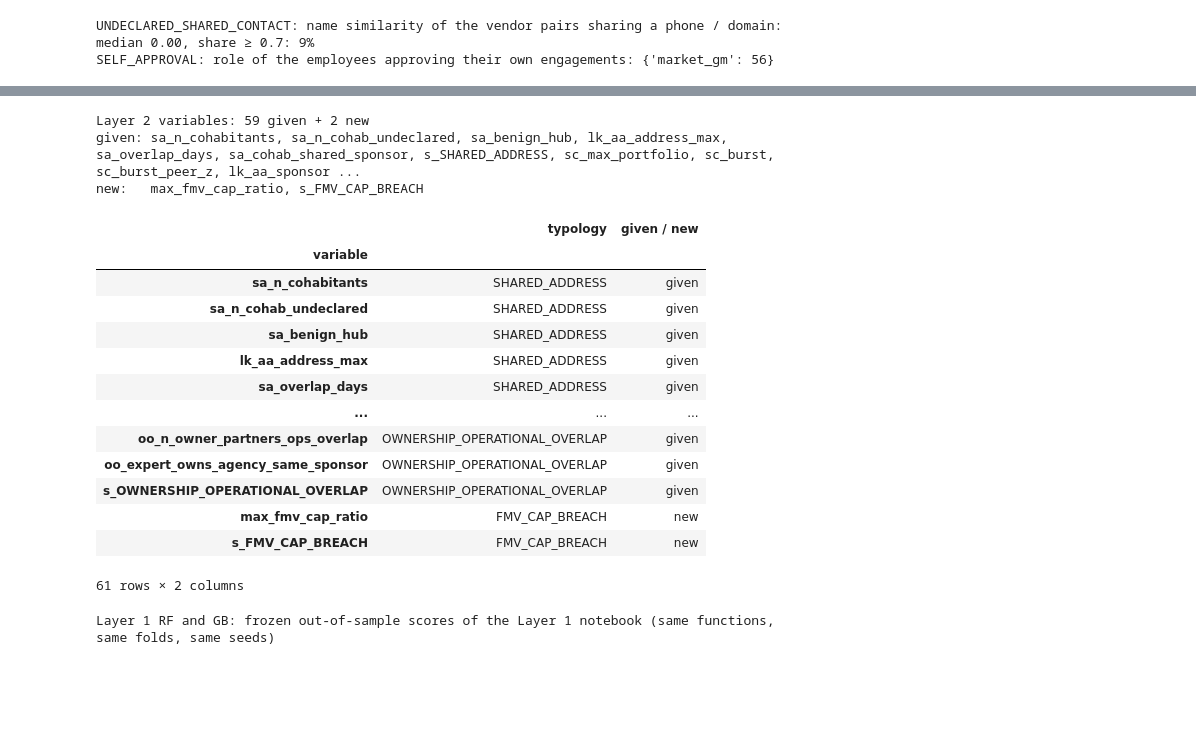
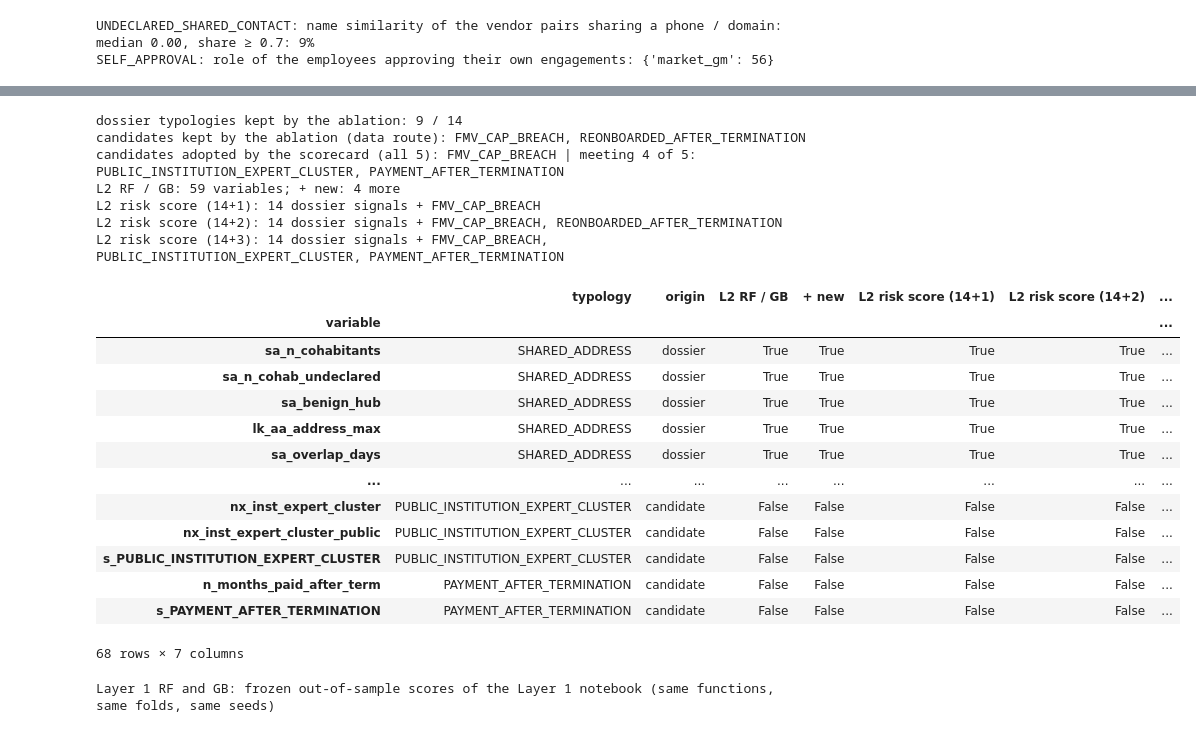
Before and after one commit to FELIXGAO0315/Graph-Based-Detection, a Jupyter notebook: layer2_relationship_logic.ipynb, the cells around one changed output, grey strips where cells are left out. Drawn from its saved outputs; the diff is of its cells as text; code cells hidden in the pictures; blank space fills up the shorter version.

```diff
--- a/layer2_relationship_logic.ipynb
+++ b/layer2_relationship_logic.ipynb
@@ -566,32 +716,55 @@ TR_TRAIN: AP_case Layer 1 = 0.357, Layer 1 + all 17 groups = 0.660 (5-fold CV x
 # %%
-sel = ADD_DROP.index[ADD_DROP.selected]
-L2_GIVEN_VARS = [v for k in sel if k in GROUPS for v in GROUPS[k]]
-L2_NEW_VARS = [v for k in sel if k in l2f.NEW_GROUPS for v in l2f.NEW_GROUPS[k]]
-names = pd.DataFrame([dict(variable=v, typology=k, **{"given / new": "new" if k in l2f.NEW_GROUPS else "given"})
-                      for k in sel for v in ALL_GROUPS[k]]).set_index("variable")
+sel = ADD_DROP21.index[ADD_DROP21.selected]
+SEL_DOSSIER = [k for k in sel if k in GROUPS]                            # dossier typologies kept by the ablation
+SEL_PROPOSED = [k for k in sel if k in PROPOSED]                         # candidates kept by the ablation (data route)
+CRIT = [c for c in SCORECARD.columns if c[0].isdigit()]
+NEAR = [k for k in PROPOSED if k not in ADOPTED and (SCORECARD.loc[k, CRIT] == "✓").sum() == len(CRIT) - 1]
+
+L2_GIVEN_VARS = [v for k in SEL_DOSSIER for v in GROUPS[k]]              # "L2 RF / GB"
+L2_NEW_VARS = [v for k in SEL_PROPOSED for v in ALL21[k]]                # "+ new": the candidates kept by the ablation
+SIG_USED = SIG14 + [f"s_{k}" for k in ADOPTED]                           # grouping into predicted cases
+RISK_VARIANTS = {                                                        # risk-score variants, chosen on VALIDATION
+    f"L2 risk score (14+{len(ADOPTED)})": SIG14 + [f"s_{k}" for k in ADOPTED],                  # scorecard: all 5 criteria
+    f"L2 risk score (14+{len(SEL_PROPOSED)})": SIG14 + [f"s_{k}" for k in SEL_PROPOSED],         # ablation
+    f"L2 risk score (14+{len(ADOPTED) + len(NEAR)})": SIG14 + [f"s_{k}" for k in ADOPTED + NEAR]}  # scorecard: 4 of 5
+assert len(RISK_VARIANTS) == 3, "two variants have the same number of signals; rename them"
+RS = list(RISK_VARIANTS)
+
+used = SEL_DOSSIER + [k for k in dict.fromkeys(SEL_PROPOSED + ADOPTED + NEAR)]
+names = pd.DataFrame([dict(variable=v, typology=k, origin="dossier" if k in GROUPS else "candidate",
+                           **{"L2 RF / GB": k in SEL_DOSSIER, "+ new": k in SEL_DOSSIER + SEL_PROPOSED,
+                              **{rs: f"s_{k}" in sigs or k in SEL_DOSSIER for rs, sigs in RISK_VARIANTS.items()}})
+                      for k in used for v in ALL21[k]]).set_index("variable")
 names.to_csv(f"{FZ2}/layer2_variables.csv")
-print(f"Layer 2 variables: {len(L2_GIVEN_VARS)} given + {len(L2_NEW_VARS)} new")
-print("given:", ", ".join(L2_GIVEN_VARS) or "—")
-print("new:  ", ", ".join(L2_NEW_VARS) or "—")
+print(f"dossier typologies kept by the ablation: {len(SEL_DOSSIER)} / 14")
+print("candidates kept by the ablation (data route):", ", ".join(SEL_PROPOSED) or "—")
+print("candidates adopted by the scorecard (all 5):", ", ".join(ADOPTED) or "—", "| meeting 4 of 5:", ", ".join(NEAR) or "—")
+print(f"L2 RF / GB: {len(L2_GIVEN_VARS)} variables; + new: {len(L2_NEW_VARS)} more")
+for rs, sigs in RISK_VARIANTS.items():
+    print(f"{rs}: 14 dossier signals + {', '.join(s[2:] for s in sigs[14:]) or '—'}")
 display(names)
 # %% [output]
-Layer 2 variables: 59 given + 2 new
-given: sa_n_cohabitants, sa_n_cohab_undeclared, sa_benign_hub, lk_aa_address_max, sa_overlap_days, sa_cohab_shared_sponsor, s_SHARED_ADDRESS, sc_max_portfolio, sc_burst, sc_burst_peer_z, lk_aa_sponsor ...
-new:   max_fmv_cap_ratio, s_FMV_CAP_BREACH
+dossier typologies kept by the ablation: 9 / 14
+candidates kept by the ablation (data route): FMV_CAP_BREACH, REONBOARDED_AFTER_TERMINATION
+candidates adopted by the scorecard (all 5): FMV_CAP_BREACH | meeting 4 of 5: PUBLIC_INSTITUTION_EXPERT_CLUSTER, PAYMENT_AFTER_TERMINATION
+L2 RF / GB: 59 variables; + new: 4 more
+L2 risk score (14+1): 14 dossier signals + FMV_CAP_BREACH
+L2 risk score (14+2): 14 dossier signals + FMV_CAP_BREACH, REONBOARDED_AFTER_TERMINATION
+L2 risk score (14+3): 14 dossier signals + FMV_CAP_BREACH, PUBLIC_INSTITUTION_EXPERT_CLUSTER, PAYMENT_AFTER_TERMINATION
-|  | typology | given / new |
-| variable |  |  |
-| sa_n_cohabitants | SHARED_ADDRESS | given |
-| sa_n_cohab_undeclared | SHARED_ADDRESS | given |
-| sa_benign_hub | SHARED_ADDRESS | given |
-| lk_aa_address_max | SHARED_ADDRESS | given |
-| sa_overlap_days | SHARED_ADDRESS | given |
-| ... | ... | ... |
-| oo_n_owner_partners_ops_overlap | OWNERSHIP_OPERATIONAL_OVERLAP | given |
-| oo_expert_owns_agency_same_sponsor | OWNERSHIP_OPERATIONAL_OVERLAP | given |
-| s_OWNERSHIP_OPERATIONAL_OVERLAP | OWNERSHIP_OPERATIONAL_OVERLAP | given |
-| max_fmv_cap_ratio | FMV_CAP_BREACH | new |
-| s_FMV_CAP_BREACH | FMV_CAP_BREACH | new |
+|  | typology | origin | L2 RF / GB | + new | L2 risk score (14+1) | L2 risk score (14+2) | ... |
+| variable |  |  |  |  |  |  | ... |
+| sa_n_cohabitants | SHARED_ADDRESS | dossier | True | True | True | True | ... |
+| sa_n_cohab_undeclared | SHARED_ADDRESS | dossier | True | True | True | True | ... |
+| sa_benign_hub | SHARED_ADDRESS | dossier | True | True | True | True | ... |
+| lk_aa_address_max | SHARED_ADDRESS | dossier | True | True | True | True | ... |
+| sa_overlap_days | SHARED_ADDRESS | dossier | True | True | True | True | ... |
+| ... | ... | ... | ... | ... | ... | ... | ... |
+| nx_inst_expert_cluster | PUBLIC_INSTITUTION_EXPERT_CLUSTER | candidate | False | False | False | False | ... |
+| nx_inst_expert_cluster_public | PUBLIC_INSTITUTION_EXPERT_CLUSTER | candidate | False | False | False | False | ... |
+| s_PUBLIC_INSTITUTION_EXPERT_CLUSTER | PUBLIC_INSTITUTION_EXPERT_CLUSTER | candidate | False | False | False | False | ... |
+| n_months_paid_after_term | PAYMENT_AFTER_TERMINATION | candidate | False | False | False | False | ... |
+| s_PAYMENT_AFTER_TERMINATION | PAYMENT_AFTER_TERMINATION | candidate | False | False | False | False | ... |
-61 rows × 2 columns
+68 rows × 7 columns
 # %%
 from layer1_models import make_model, fit_model, get_score       # the Layer 1 RF and GB functions
 
```
Also changed, not shown: parts of 33 cells of this notebook, 15 other files.
